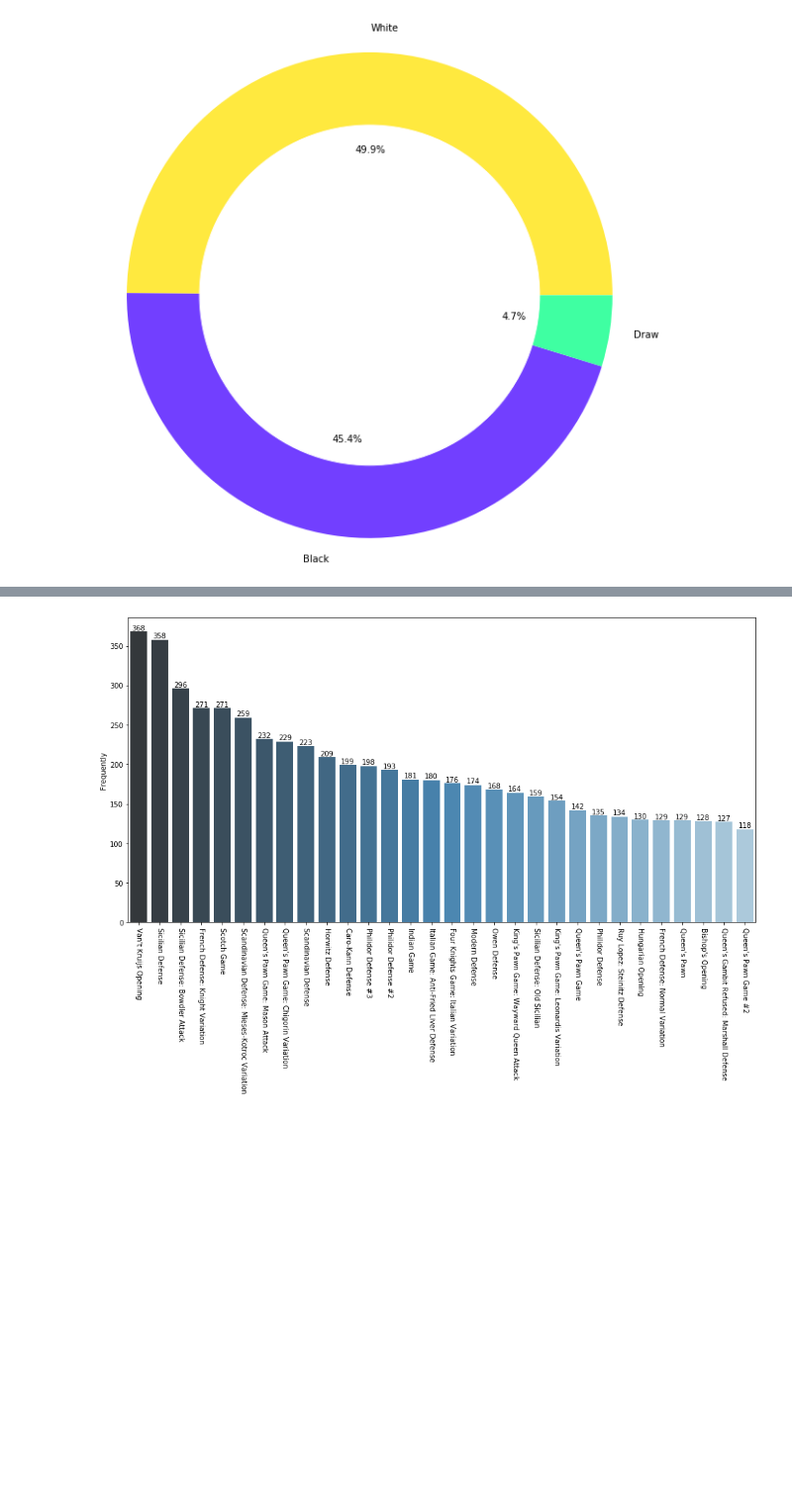
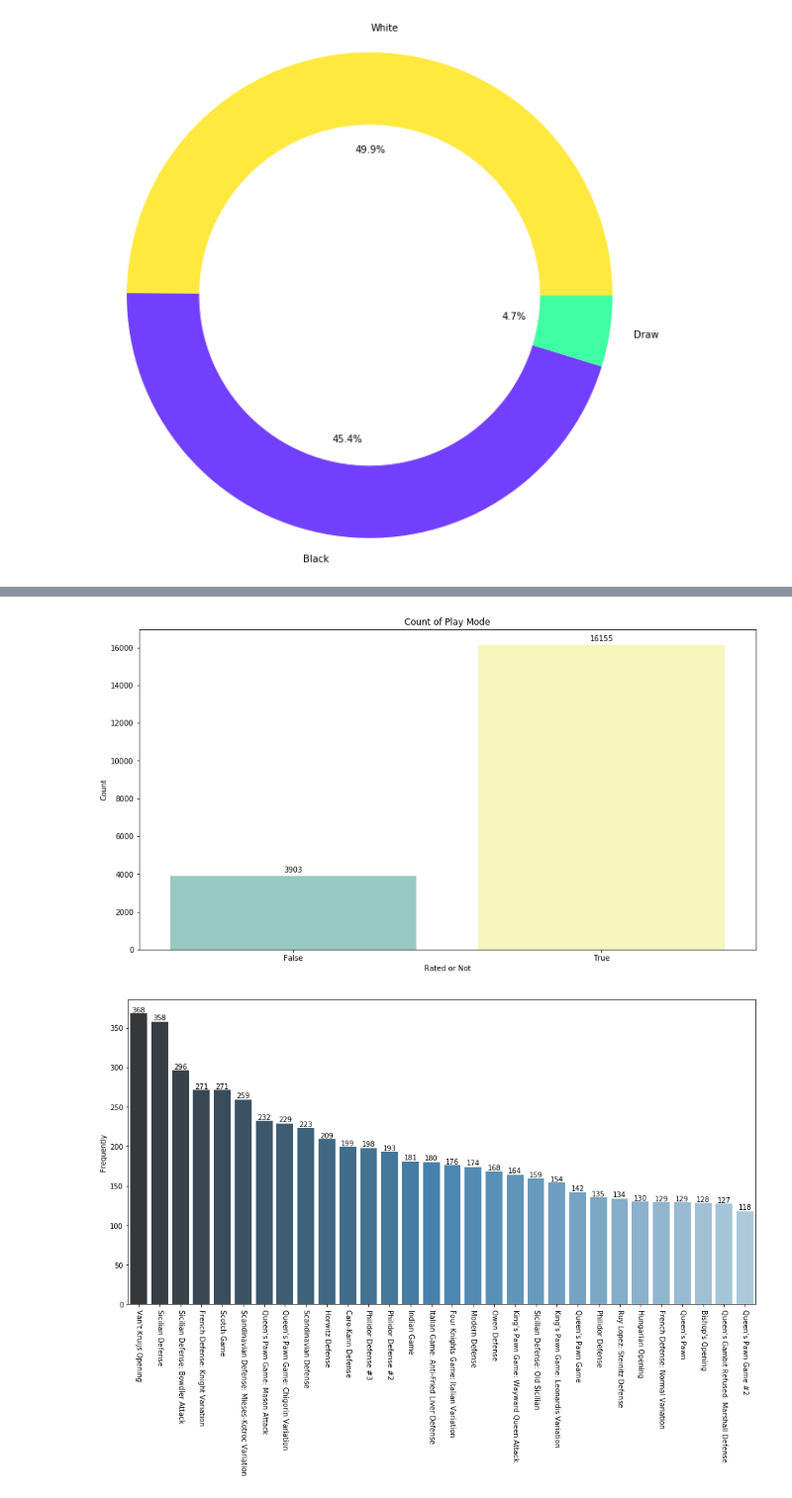
Before and after one commit to SoroushGhaderi/Lichess_Data_Analysis, a Jupyter notebook: Chess_Data_Analysis.ipynb, the cells around one changed output, grey strips where cells are left out. Shown at 99% size. Cells and saved outputs as stored; diff of their text form; code cells hidden in the pictures; blank space fills up the shorter version.

```diff
--- a/Chess_Data_Analysis.ipynb
+++ b/Chess_Data_Analysis.ipynb
@@ -135,3 +139,16 @@ plt.show()
+# %%
+plt.figure(figsize= (15, 8))
+rated= sns.countplot(x= "rated", data= chess, palette= "Set3")
+plt.xlabel("Rated or Not")
+plt.ylabel("Count")
+plt.title("Count of Play Mode")
+for p in rated.patches:
+    height =  p.get_height()
+    text = str(int(height))
+    rated.text(p.get_x()+p.get_width()/2,height + 200 ,text,ha="center")
+plt.show()
+# %% [output]
+[figure, added]
 # %%
 most_frequently_opening = chess["opening_name"].value_counts().nlargest(30)
 # %%
```
Also changed, not shown: parts of 1 cell of this notebook.
